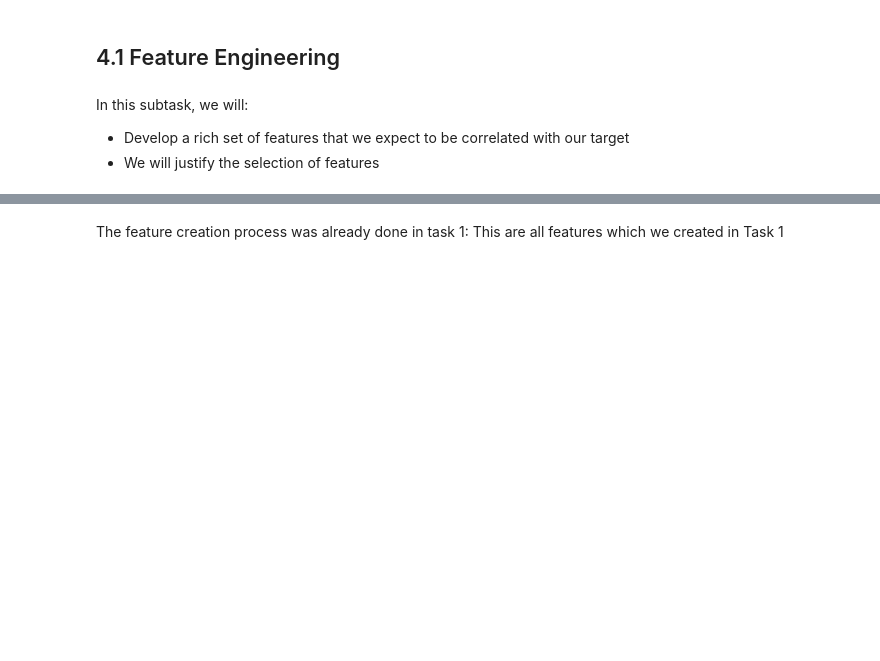
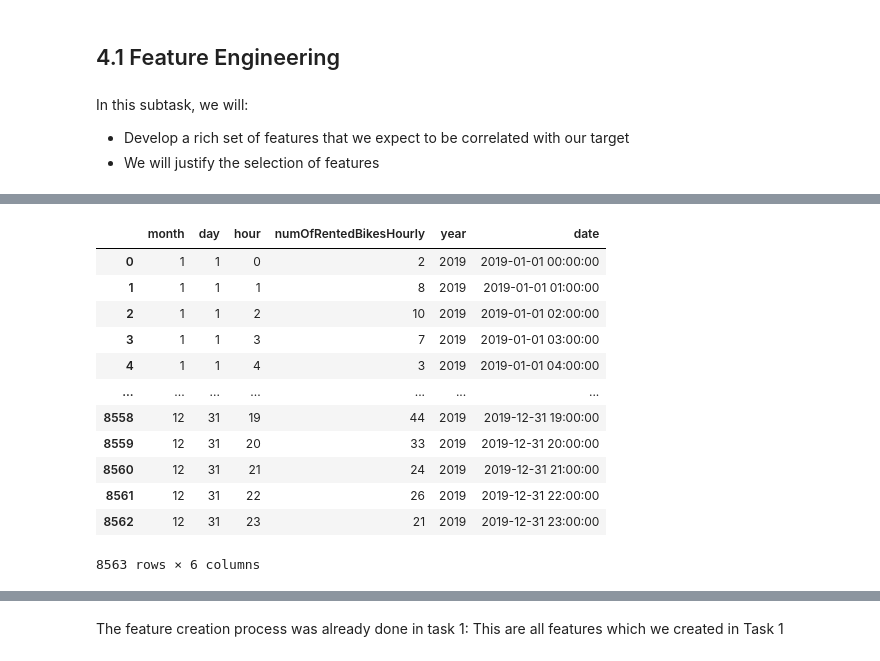
Before and after one commit to Hannah2800/AA_2022_PythonPandas, a Jupyter notebook: Task 4 - Predictive Analytics.ipynb, the cells around one changed output, grey strips where cells are left out. Drawn from its saved outputs; the diff is of its cells as text; code cells hidden in the pictures; blank space fills up the shorter version.

```diff
--- a/Task 4 - Predictive Analytics.ipynb
+++ b/Task 4 - Predictive Analytics.ipynb
@@ -104,0 +83,27 @@ dfPhiladelphia
+# %%
+dfPhiladelphia = dfPhiladelphia[:-1]
+# %%
+dfPhiladelphia['start_date'] = pd.to_datetime(dfPhiladelphia['start_date'])
+# %%
+dfPhiladelphia['start_day'] = dfPhiladelphia['start_date'].dt.day
+# %%
+dfPhiladelphia = dfPhiladelphia[['start_month', 'start_day', 'start_time_hourly', 'numOfRentedBikesHourly']]
+dfPhiladelphia['year'] = 2019
+dfPhiladelphia.rename(columns={"start_day": "day", "start_month": "month", "start_time_hourly": "hour"},
+                      inplace = True)
+dfPhiladelphia['date'] = pd.to_datetime(dfPhiladelphia[['year', 'month', 'day','hour']])
+dfPhiladelphia
+# %% [output]
+|  | month | day | hour | numOfRentedBikesHourly | year | date |
+| 0 | 1 | 1 | 0 | 2 | 2019 | 2019-01-01 00:00:00 |
+| 1 | 1 | 1 | 1 | 8 | 2019 | 2019-01-01 01:00:00 |
+| 2 | 1 | 1 | 2 | 10 | 2019 | 2019-01-01 02:00:00 |
+| 3 | 1 | 1 | 3 | 7 | 2019 | 2019-01-01 03:00:00 |
+| 4 | 1 | 1 | 4 | 3 | 2019 | 2019-01-01 04:00:00 |
+| ... | ... | ... | ... | ... | ... | ... |
+| 8558 | 12 | 31 | 19 | 44 | 2019 | 2019-12-31 19:00:00 |
+| 8559 | 12 | 31 | 20 | 33 | 2019 | 2019-12-31 20:00:00 |
+| 8560 | 12 | 31 | 21 | 24 | 2019 | 2019-12-31 21:00:00 |
+| 8561 | 12 | 31 | 22 | 26 | 2019 | 2019-12-31 22:00:00 |
+| 8562 | 12 | 31 | 23 | 21 | 2019 | 2019-12-31 23:00:00 |
+8563 rows × 6 columns
```
Also changed, not shown: parts of 76 cells of this notebook, 2 other files.
